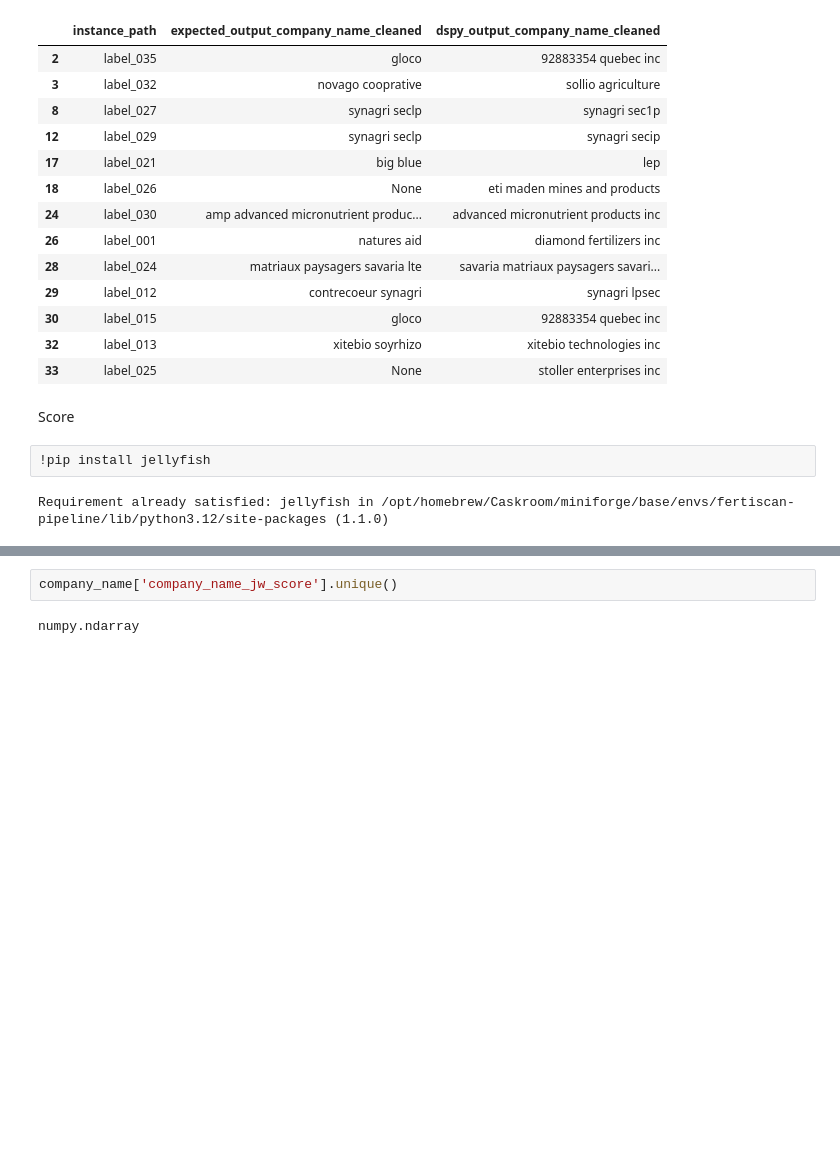
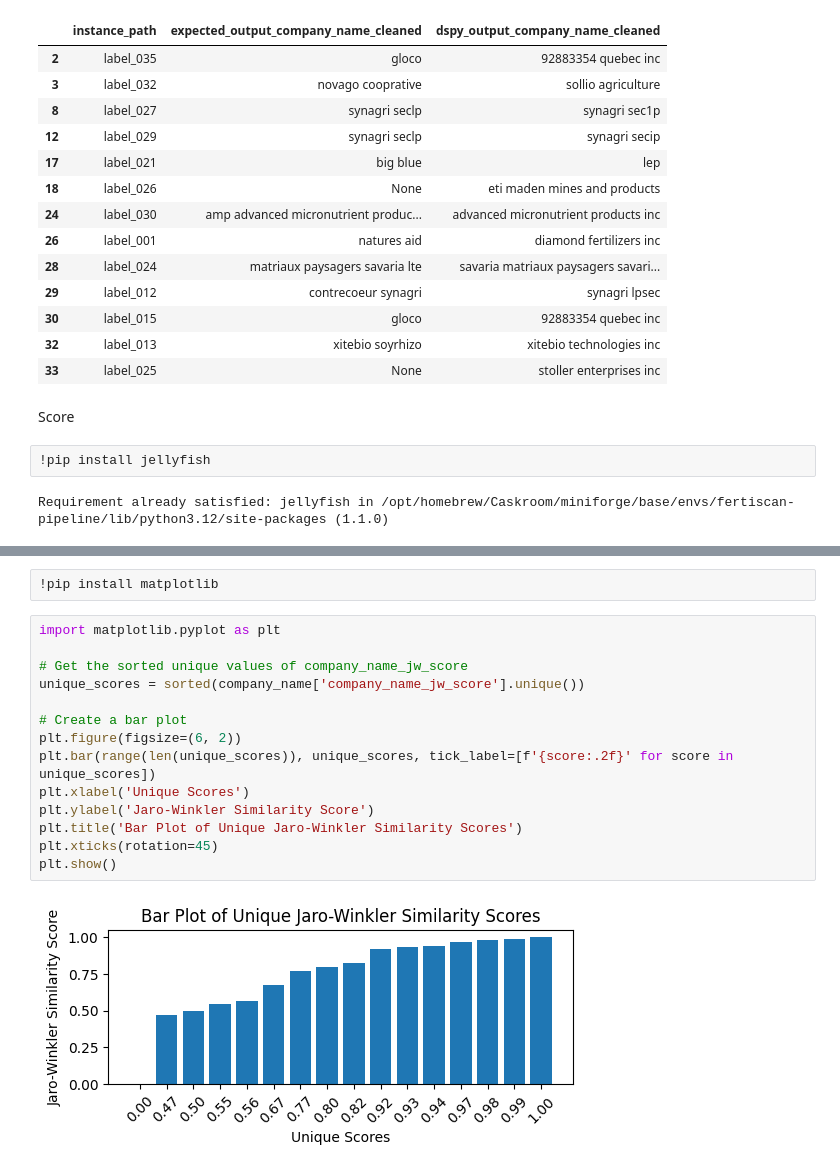
Before and after one commit to ai-cfia/fertiscan-pipeline, a Jupyter notebook: notebooks/metric.ipynb, the cells around one changed output, grey strips where cells are left out. Drawn from its saved outputs; the diff is of its cells as text; blank space fills up the shorter version.

```diff
--- a/notebooks/metric.ipynb
+++ b/notebooks/metric.ipynb
@@ -448,7 +448,21 @@ company_name.head()
 | 2 | label_035 | Gloco | 9288-3354 Quebec inc. | gloco | 92883354 quebec inc | ... |
 | 3 | label_032 | Novago Coopérative | Sollio Agriculture | novago cooprative | sollio agriculture | ... |
 | 4 | label_033 | La Coop fédérée | La Coop fédérée | la coop fdre | la coop fdre | ... |
-# %%
-company_name['company_name_jw_score'].unique()
-# %% [output]
-numpy.ndarray
+# %%
+!pip install matplotlib
+# %%
+import matplotlib.pyplot as plt
+
+# Get the sorted unique values of company_name_jw_score
+unique_scores = sorted(company_name['company_name_jw_score'].unique())
+
+# Create a bar plot
+plt.figure(figsize=(6, 2))
+plt.bar(range(len(unique_scores)), unique_scores, tick_label=[f'{score:.2f}' for score in unique_scores])
+plt.xlabel('Unique Scores')
+plt.ylabel('Jaro-Winkler Similarity Score')
+plt.title('Bar Plot of Unique Jaro-Winkler Similarity Scores')
+plt.xticks(rotation=45)
+plt.show()
+# %% [output]
+[figure, added]
```
Also changed, not shown: parts of 15 cells of this notebook.
